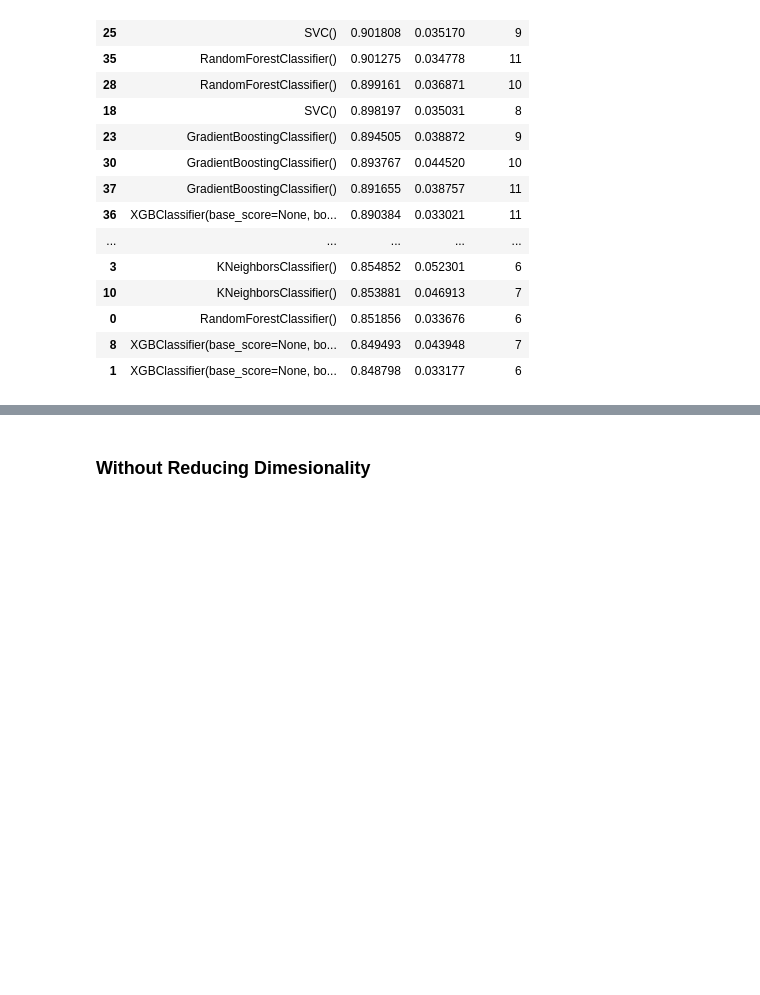
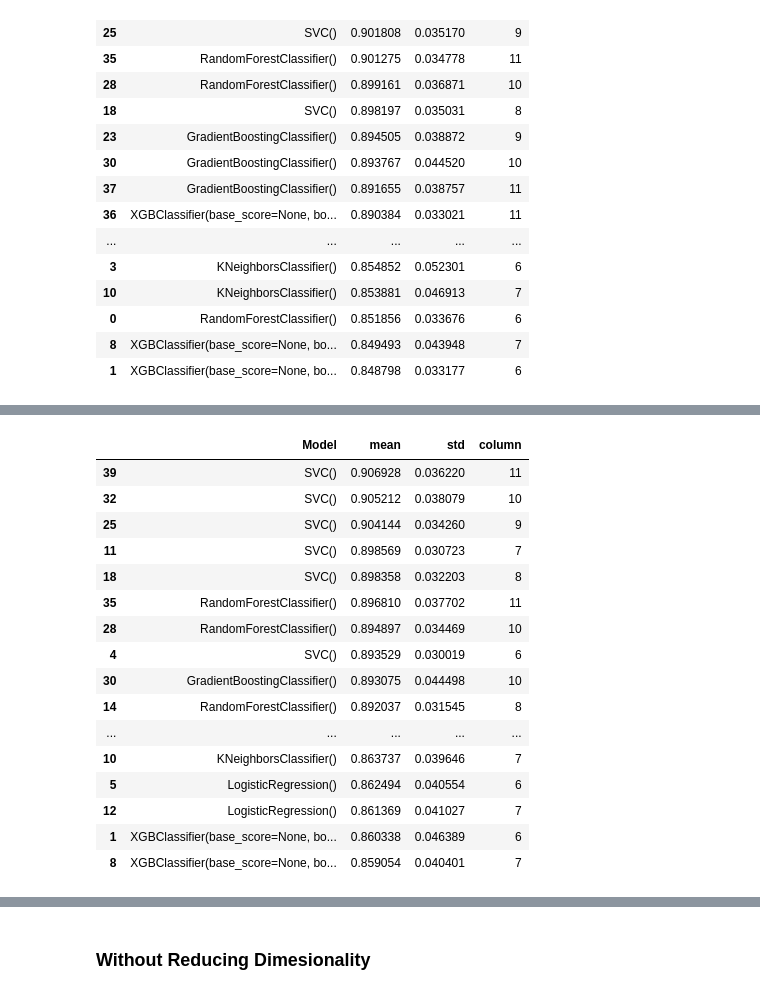
Before and after one commit to MaukanMir/Heart-Attack-Classification-Part-Two-, a Jupyter notebook: training.ipynb, the cells around one changed output, grey strips where cells are left out. Cells and saved outputs as stored; diff of their text form; code cells hidden in the pictures; blank space fills up the shorter version.

Commit message:
Added new model

```diff
--- a/training.ipynb
+++ b/training.ipynb
@@ -570,3 +570,80 @@ model_performance.sort_values(by="mean", ascending=False)
 | 0 | RandomForestClassifier() | 0.851856 | 0.033676 | 6 |
 | 8 | XGBClassifier(base_score=None, bo... | 0.849493 | 0.043948 | 7 |
 | 1 | XGBClassifier(base_score=None, bo... | 0.848798 | 0.033177 | 6 |
+# %%
+# compare different numbers of features selected using anova f-test
+from numpy import mean
+from numpy import std
+from sklearn.model_selection import cross_val_score
+from sklearn.model_selection import RepeatedStratifiedKFold
+from sklearn.feature_selection import SelectKBest
+from sklearn.feature_selection import mutual_info_classif
+from sklearn.pipeline import Pipeline
+
+def f2_measure(y_true, y_pred):
+  return fbeta_score(y_true, y_pred, beta=2)
+
+# define models to test
+def get_models():
+  models, names = list(), list()
+  # RFC
+  models.append(RandomForestClassifier())
+  names.append('RFC')
+  # XGB
+  models.append(XGBClassifier())
+  names.append('XGB')
+  # GBC
+  models.append(GradientBoostingClassifier())
+  names.append('GBC')
+  # KNN
+  models.append(KNeighborsClassifier())
+  names.append('KNN')
+  # SVC
+  models.append(SVC())
+  names.append('SVC')
+  # LR
+  models.append(LogisticRegression())
+  names.append('LR')
+  # GNB
+  models.append(GaussianNB())
+  names.append('GNB')
+  return models, names
+
+# evaluate a model
+def evaluate_model(X, y, model):
+  # define evaluation procedure
+  cv = RepeatedStratifiedKFold(n_splits=10, n_repeats=3, random_state=1)
+  metric = make_scorer(f2_measure)
+  # evaluate model
+  scores = cross_val_score(model, X, y, scoring=metric, cv=cv, n_jobs=-1)
+  return scores
+
+last_ix = len(df.columns)-1
+X, y = df.drop(df.columns[last_ix], axis=1), df[df.columns[last_ix]]
+# define dataset
+models,names = [], []
+models, names = get_models()
+num_features = [i+1 for i in range(X.shape[1])][len(X.columns)//2:]
+# Model Performance:
+model_performance = []
+for k in num_features:
+  # create pipeline
+  fs = SelectKBest(score_func=mutual_info_classif, k=k)
+  for i in range(len(models)):
+    model = models[i]
+    # Wrap the model in a pipeline with StandardScaler
+    pipeline = Pipeline(steps=[('scaler', MinMaxScaler()),("power_tranformer", PowerTransformer()), ('mutal_info',fs), ('model', model)])
+    # Evaluate the model
+    scores = evaluate_model(X, y, pipeline)
+    # summarize and store
+    print('>%s %.3f (%.3f) k=%d' % (names[i], np.mean(scores), np.std(scores), k))
+    print("---------------------------------------------------------------")
+    model_performance.append({
+            "Model": model,
+            "mean": np.mean(scores),
+            "std":np.std(scores),
+            "column":k
+        })
+model_performance = pd.DataFrame(model_performance)
+model_performance.sort_values(by="mean", ascending=False)
+# %% [output]
@@ -573 +667,18 @@ model_performance.sort_values(by="mean", ascending=False)
+|  | Model | mean | std | column |
+| 39 | SVC() | 0.906928 | 0.036220 | 11 |
+| 32 | SVC() | 0.905212 | 0.038079 | 10 |
+| 25 | SVC() | 0.904144 | 0.034260 | 9 |
+| 11 | SVC() | 0.898569 | 0.030723 | 7 |
+| 18 | SVC() | 0.898358 | 0.032203 | 8 |
+| 35 | RandomForestClassifier() | 0.896810 | 0.037702 | 11 |
+| 28 | RandomForestClassifier() | 0.894897 | 0.034469 | 10 |
+| 4 | SVC() | 0.893529 | 0.030019 | 6 |
+| 30 | GradientBoostingClassifier() | 0.893075 | 0.044498 | 10 |
+| 14 | RandomForestClassifier() | 0.892037 | 0.031545 | 8 |
+| ... | ... | ... | ... | ... |
+| 10 | KNeighborsClassifier() | 0.863737 | 0.039646 | 7 |
+| 5 | LogisticRegression() | 0.862494 | 0.040554 | 6 |
+| 12 | LogisticRegression() | 0.861369 | 0.041027 | 7 |
+| 1 | XGBClassifier(base_score=None, bo... | 0.860338 | 0.046389 | 6 |
+| 8 | XGBClassifier(base_score=None, bo... | 0.859054 | 0.040401 | 7 |
 # %% [markdown]
```
Also changed, not shown: parts of 5 cells of this notebook.
